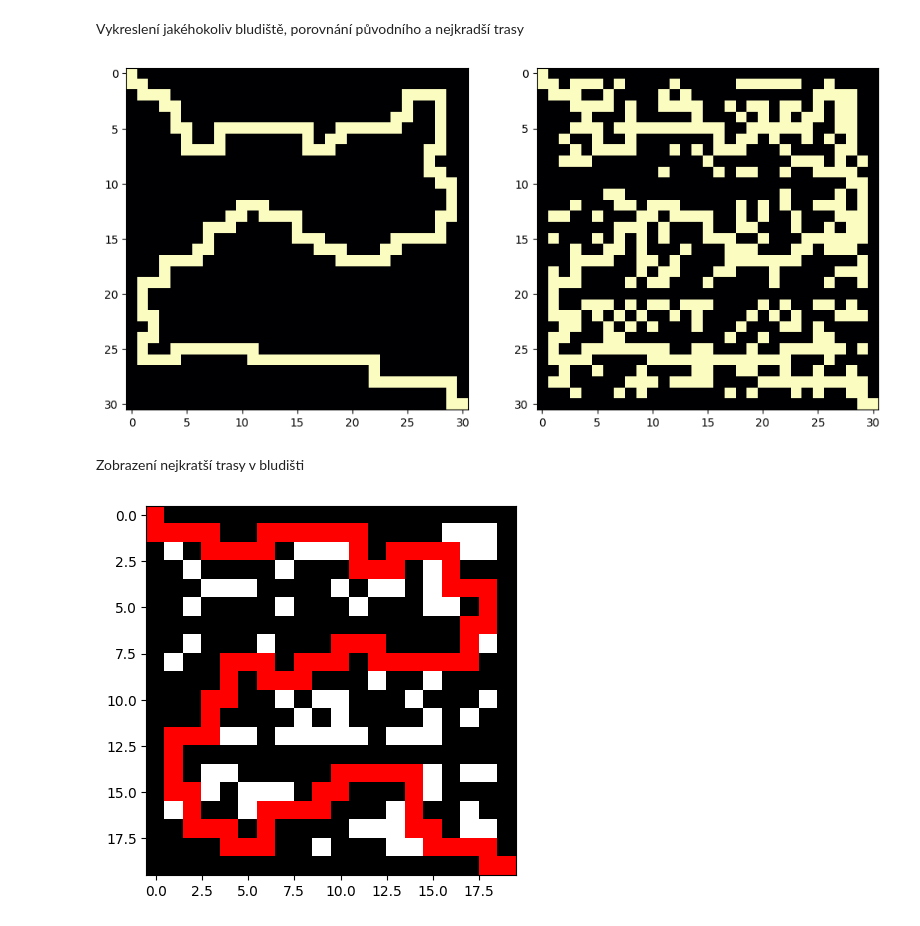
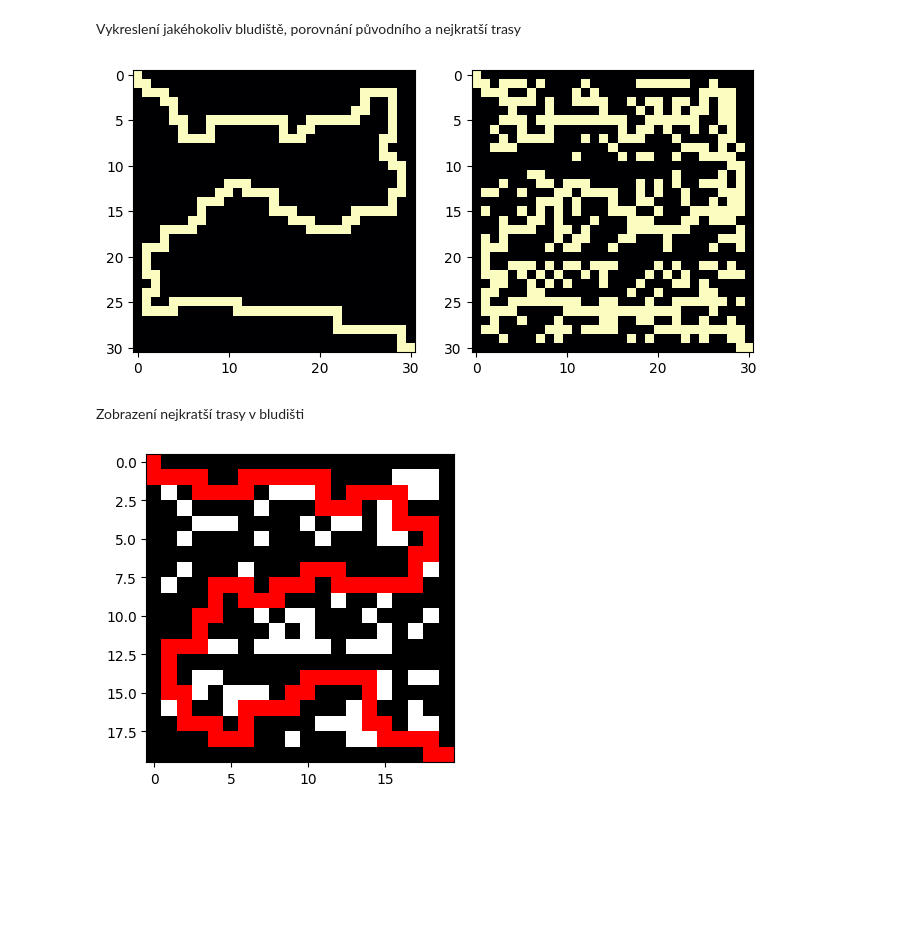
Before and after one commit to KLI0273/VVP_Projekt, a Jupyter notebook: vvp_bludiste-master/Projekt_Bludiste.ipynb, the cells around one changed output. Saved outputs shown, nothing was run; the diff lists cells and outputs as text; code cells hidden in the pictures; blank space fills up the shorter version.

```diff
--- a/vvp_bludiste-master/Projekt_Bludiste.ipynb
+++ b/vvp_bludiste-master/Projekt_Bludiste.ipynb
@@ -6,0 +15,7 @@ import numpy as np
+# %%
+maze = sup.load_document('data/maze_0.csv')
+inc_1 = sup.incidence_matrix(maze)
+
+plt.figure(figsize=(4,2))
+sup.draw_nx_graph(inc_1)
+plt.show()
@@ -7,35 +24,31 @@ import numpy as np
 # %% [markdown]
-Vykreslení jakéhokoliv bludiště, porovnání původního a nejkradší trasy
+Vykreslení jakéhokoliv bludiště, porovnání původního a nejkratší trasy
 # %%
 maze = sup.load_document('data/maze_5.csv')
 inc = sup.incidence_matrix(maze)
 path = sup.dijkstra(inc,maze)
-n = len(maze)
-path = [[int((i-i%n)/n),int(i%n)] for i in path ]
 path_matrix = sup.create_path_matrix(maze,path)
 
-fig = plt.figure(figsize=(12, 6))
+fig = plt.figure(figsize=(8,4))
 axs = fig.subplots(1, 2)
-
 axs[0].imshow(path_matrix, cmap = 'magma_r')
 axs[1].imshow(maze, cmap = 'magma_r')
 plt.show()
 # %% [output]
-[figure, old version]
+[figure, new version]
 # %% [markdown]
 Zobrazení nejkratší trasy v bludišti
 # %%
 maze = sup.load_document('data/maze_2.csv')
 inc = sup.incidence_matrix(maze)
 path = sup.dijkstra(inc,maze)
-n = len(maze)
-path = [[int((i-i%n)/n),int(i%n)] for i in path ]
 path_matrix = sup.create_path_matrix(maze,path)
 
-final = maze + path_matrix
-plt.figure()
+final_matrix = maze + path_matrix
+
+plt.figure(figsize=(8,4))
 cmap = plt.cm.colors.ListedColormap(['red', 'white', 'black'])
-plt.imshow(final, cmap=cmap)
+plt.imshow(final_matrix, cmap=cmap)
 plt.show()
 # %% [output]
-[figure, old version]
+[figure, new version]
```
Also changed, not shown: parts of 9 cells of this notebook, 1 other file.
